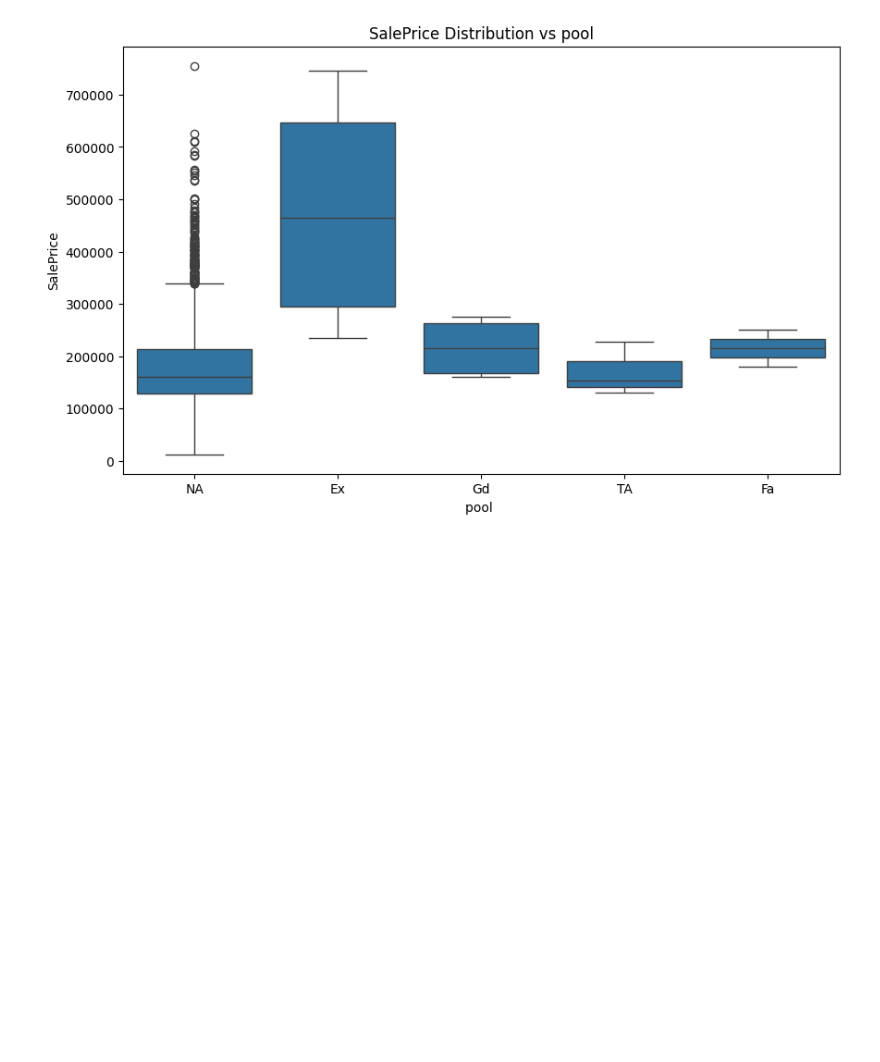
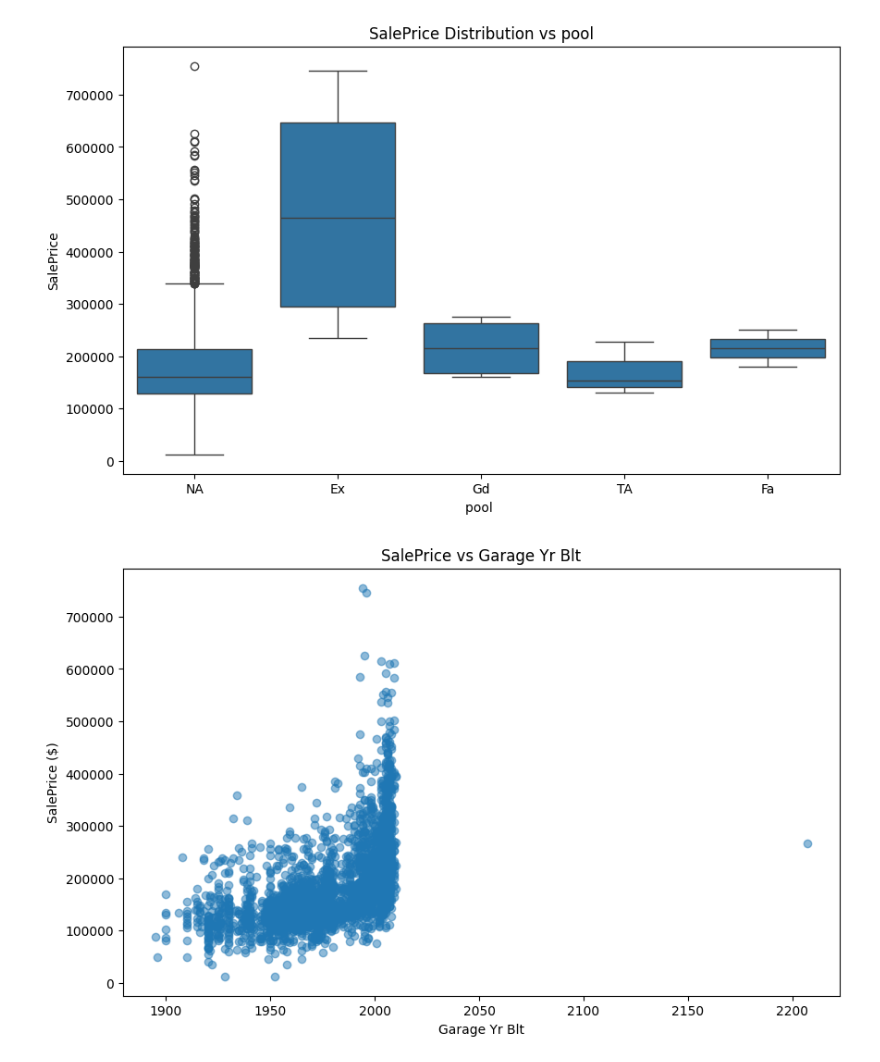
Before and after one commit to chiracarla/lab1, a Jupyter notebook: lab1.ipynb, the cells around one changed output. Saved outputs shown, nothing was run; the diff lists cells and outputs as text; code cells hidden in the pictures; blank space fills up the shorter version.

```diff
--- a/lab1.ipynb
+++ b/lab1.ipynb
@@ -311,3 +311,12 @@ plt.ylabel("SalePrice")
 plt.show() #casele fara pool pot avea acelasi pret ca si celelalte
 # %% [output]
 [figure]
+# %%
+plt.figure(figsize=(10,6))
+plt.scatter(data['Garage Yr Blt'], data['SalePrice'], alpha=0.5)
+plt.title("SalePrice vs Garage Yr Blt")
+plt.xlabel("Garage Yr Blt")
+plt.ylabel("SalePrice ($)")
+plt.show() #2200?
+# %% [output]
+[figure, added]
```
Also changed, not shown: parts of 5 cells of this notebook.
